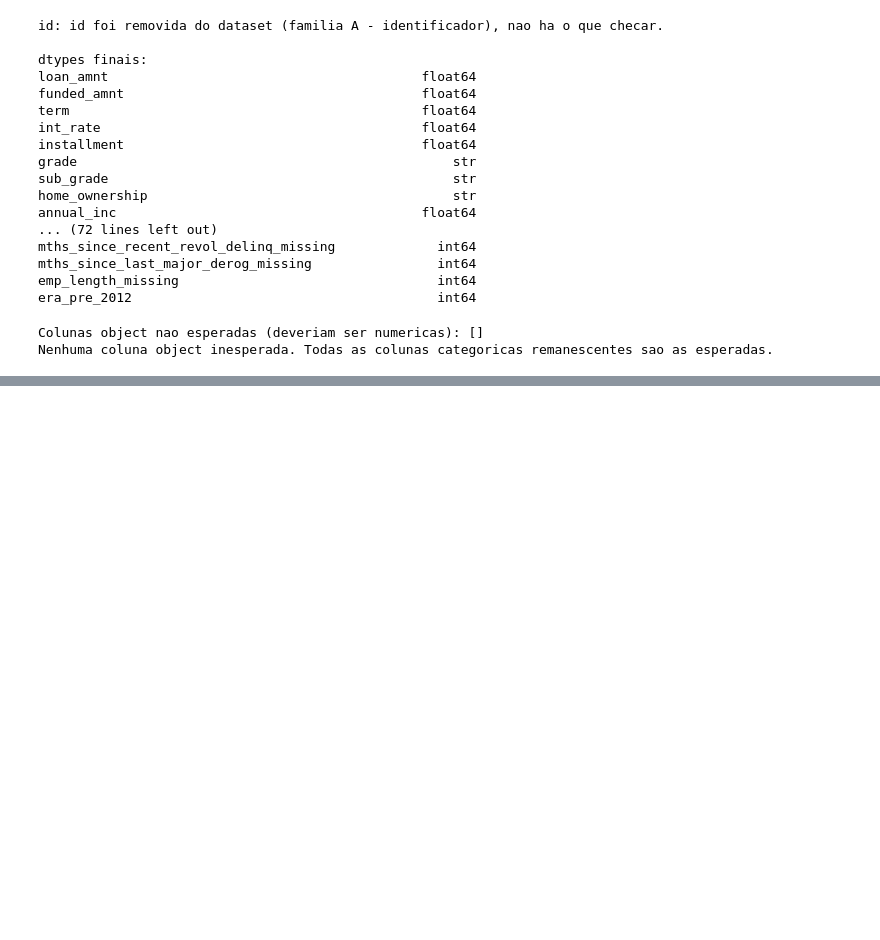
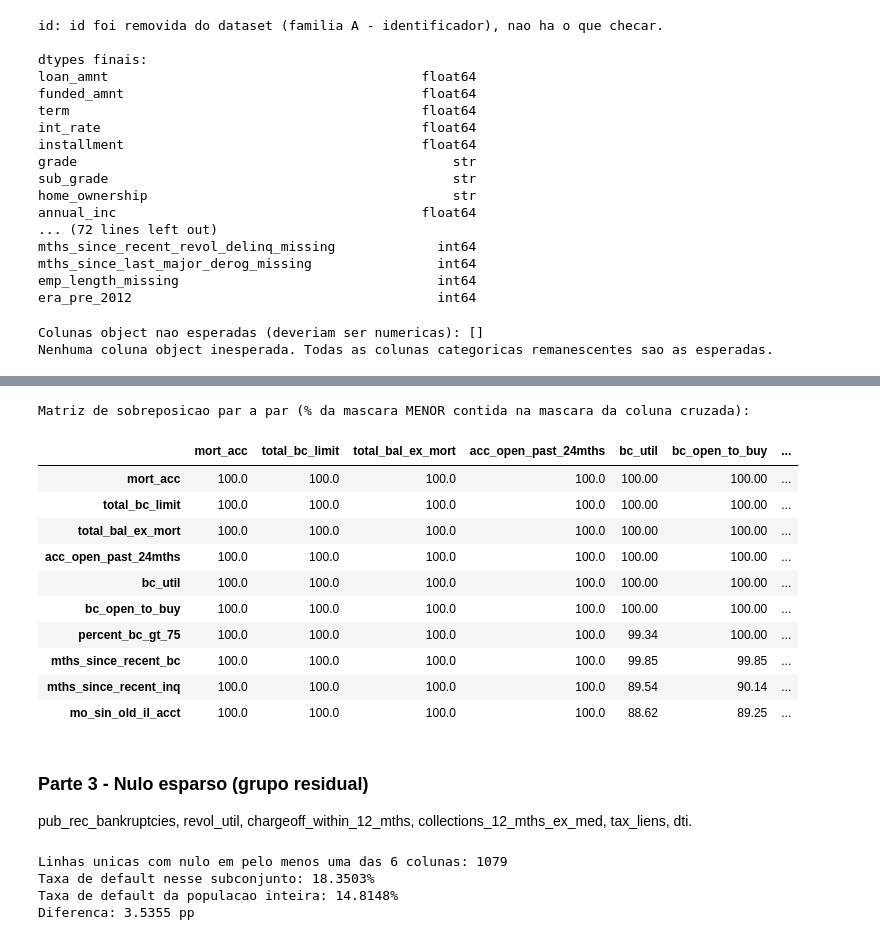
Before and after one commit to MateusFPavan/credit-default-prediction-lendingclub, a Jupyter notebook: notebooks/03_build_processed.ipynb, the cells around one changed output, grey strips where cells are left out. Cells and saved outputs as stored; diff of their text form; code cells hidden in the pictures; blank space fills up the shorter version.

```diff
--- a/notebooks/03_build_processed.ipynb
+++ b/notebooks/03_build_processed.ipynb
@@ -477,0 +548,11 @@ Nenhuma coluna object inesperada. Todas as colunas categoricas remanescentes sao
+# %%
+mask_signatures = {}
+for c in cluster_mar2012:
+    sig = df[c].isnull().values.tobytes()
+    mask_signatures.setdefault(sig, []).append(c)
+
+groups = list(mask_signatures.values())
+print(f'Grupos de mascara EXATAMENTE identica encontrados: {len(groups)}')
+for g in groups:
+    pct_null = df[g[0]].isnull().mean() * 100
+    print(f'  Grupo (tamanho {len(g)}): {g} | %nulo = {pct_null:.4f}%')
@@ -477,0 +568,50 @@ Nenhuma coluna object inesperada. Todas as colunas categoricas remanescentes sao
+# %%
+masks = {c: df[c].isnull() for c in cluster_mar2012}
+overlap_matrix = pd.DataFrame(index=cluster_mar2012, columns=cluster_mar2012, dtype=float)
+
+for c1 in cluster_mar2012:
+    for c2 in cluster_mar2012:
+        n1 = masks[c1].sum()
+        n2 = masks[c2].sum()
+        inter = (masks[c1] & masks[c2]).sum()
+        denom = min(n1, n2)
+        overlap_matrix.loc[c1, c2] = round(inter / denom * 100, 2) if denom > 0 else np.nan
+
+print('Matriz de sobreposicao par a par (% da mascara MENOR contida na mascara da coluna cruzada):')
+overlap_matrix
+# %% [output]
+Matriz de sobreposicao par a par (% da mascara MENOR contida na mascara da coluna cruzada):
+|  | mort_acc | total_bc_limit | total_bal_ex_mort | acc_open_past_24mths | bc_util | bc_open_to_buy | ... |
+| mort_acc | 100.0 | 100.0 | 100.0 | 100.0 | 100.00 | 100.00 | ... |
+| total_bc_limit | 100.0 | 100.0 | 100.0 | 100.0 | 100.00 | 100.00 | ... |
+| total_bal_ex_mort | 100.0 | 100.0 | 100.0 | 100.0 | 100.00 | 100.00 | ... |
+| acc_open_past_24mths | 100.0 | 100.0 | 100.0 | 100.0 | 100.00 | 100.00 | ... |
+| bc_util | 100.0 | 100.0 | 100.0 | 100.0 | 100.00 | 100.00 | ... |
+| bc_open_to_buy | 100.0 | 100.0 | 100.0 | 100.0 | 100.00 | 100.00 | ... |
+| percent_bc_gt_75 | 100.0 | 100.0 | 100.0 | 100.0 | 99.34 | 100.00 | ... |
+| mths_since_recent_bc | 100.0 | 100.0 | 100.0 | 100.0 | 99.85 | 99.85 | ... |
+| mths_since_recent_inq | 100.0 | 100.0 | 100.0 | 100.0 | 89.54 | 90.14 | ... |
+| mo_sin_old_il_acct | 100.0 | 100.0 | 100.0 | 100.0 | 88.62 | 89.25 | ... |
+# %% [markdown]
+### Parte 3 - Nulo esparso (grupo residual)
+
+pub_rec_bankruptcies, revol_util, chargeoff_within_12_mths, collections_12_mths_ex_med,
+tax_liens, dti.
+# %%
+sparse_cols = ['pub_rec_bankruptcies', 'revol_util', 'chargeoff_within_12_mths',
+               'collections_12_mths_ex_med', 'tax_liens', 'dti']
+
+any_null_mask = df[sparse_cols].isnull().any(axis=1)
+n_unique_rows = int(any_null_mask.sum())
+print(f'Linhas unicas com nulo em pelo menos uma das 6 colunas: {n_unique_rows}')
+
+taxa_default_subset = df.loc[any_null_mask, 'target'].mean() * 100
+taxa_default_pop = df['target'].mean() * 100
+print(f'Taxa de default nesse subconjunto: {taxa_default_subset:.4f}%')
+print(f'Taxa de default da populacao inteira: {taxa_default_pop:.4f}%')
+print(f'Diferenca: {taxa_default_subset - taxa_default_pop:.4f} pp')
+# %% [output]
+Linhas unicas com nulo em pelo menos uma das 6 colunas: 1079
+Taxa de default nesse subconjunto: 18.3503%
+Taxa de default da populacao inteira: 14.8148%
+Diferenca: 3.5355 pp
```
Also changed, not shown: parts of 32 cells of this notebook, 2 other files.
